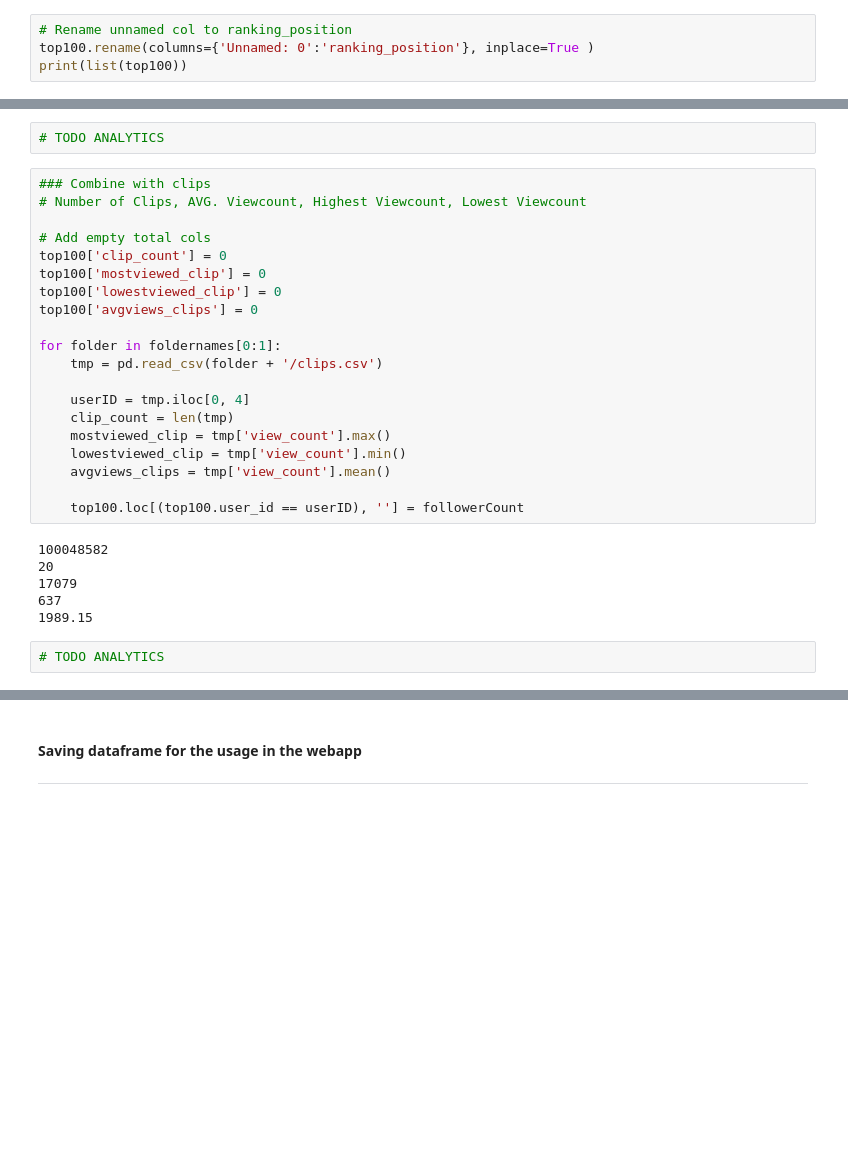
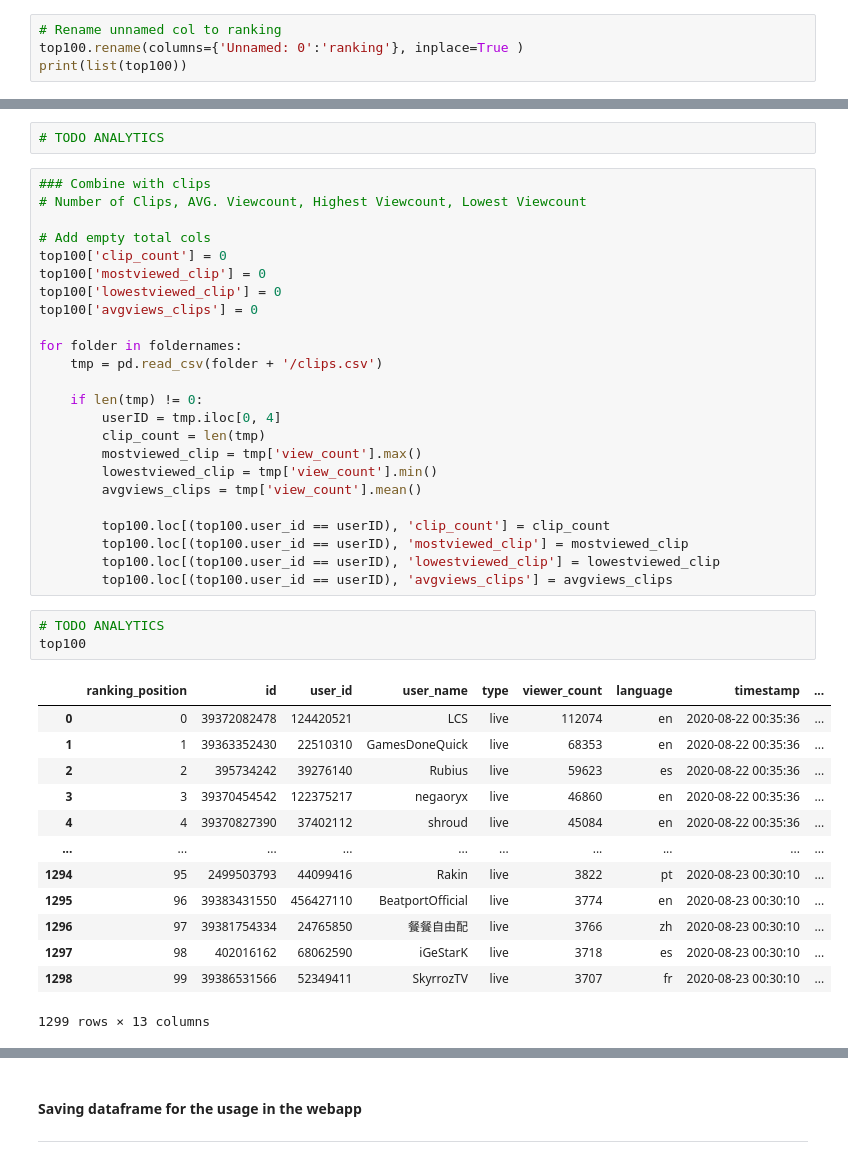
Before and after one commit to JonasGlow/Twitch-Project, a Jupyter notebook: DataPreparation.ipynb, the cells around one changed output, grey strips where cells are left out. Cells and saved outputs as stored; diff of their text form; blank space fills up the shorter version.

```diff
--- a/DataPreparation.ipynb
+++ b/DataPreparation.ipynb
@@ -51,8 +51,8 @@ print(len(top100)) # One Top100 is has only 99 rows
 # Removing unimportant cols
 top100 = top100.drop(['game_id', 'title', 'started_at', 'thumbnail_url', 'tag_ids'], axis = 1)
 # %%
-# Rename unnamed col to ranking_position
-top100.rename(columns={'Unnamed: 0':'ranking_position'}, inplace=True )
+# Rename unnamed col to ranking
+top100.rename(columns={'Unnamed: 0':'ranking'}, inplace=True )
 print(list(top100))
 # %% [output]
 ['ranking_position', 'id', 'user_id', 'user_name', 'type', 'viewer_count', 'language', 'timestamp']
@@ -193,24 +193,37 @@ top100['mostviewed_clip'] = 0
 top100['lowestviewed_clip'] = 0
 top100['avgviews_clips'] = 0
 
-for folder in foldernames[0:1]:
+for folder in foldernames:
     tmp = pd.read_csv(folder + '/clips.csv')
 
-    userID = tmp.iloc[0, 4]
-    clip_count = len(tmp)
-    mostviewed_clip = tmp['view_count'].max()
-    lowestviewed_clip = tmp['view_count'].min()
-    avgviews_clips = tmp['view_count'].mean()
+    if len(tmp) != 0:
+        userID = tmp.iloc[0, 4]
+        clip_count = len(tmp)
+        mostviewed_clip = tmp['view_count'].max()
+        lowestviewed_clip = tmp['view_count'].min()
+        avgviews_clips = tmp['view_count'].mean()
 
-    top100.loc[(top100.user_id == userID), ''] = followerCount
+        top100.loc[(top100.user_id == userID), 'clip_count'] = clip_count
+        top100.loc[(top100.user_id == userID), 'mostviewed_clip'] = mostviewed_clip
+        top100.loc[(top100.user_id == userID), 'lowestviewed_clip'] = lowestviewed_clip
+        top100.loc[(top100.user_id == userID), 'avgviews_clips'] = avgviews_clips
-# %% [output]
-100048582
-20
-17079
-637
-1989.15
 # %%
 # TODO ANALYTICS
+top100
+# %% [output]
+|  | ranking_position | id | user_id | user_name | type | viewer_count | language | timestamp | ... |
+| 0 | 0 | 39372082478 | 124420521 | LCS | live | 112074 | en | 2020-08-22 00:35:36 | ... |
+| 1 | 1 | 39363352430 | 22510310 | GamesDoneQuick | live | 68353 | en | 2020-08-22 00:35:36 | ... |
+| 2 | 2 | 395734242 | 39276140 | Rubius | live | 59623 | es | 2020-08-22 00:35:36 | ... |
+| 3 | 3 | 39370454542 | 122375217 | negaoryx | live | 46860 | en | 2020-08-22 00:35:36 | ... |
+| 4 | 4 | 39370827390 | 37402112 | shroud | live | 45084 | en | 2020-08-22 00:35:36 | ... |
+| ... | ... | ... | ... | ... | ... | ... | ... | ... | ... |
+| 1294 | 95 | 2499503793 | 44099416 | Rakin | live | 3822 | pt | 2020-08-23 00:30:10 | ... |
+| 1295 | 96 | 39383431550 | 456427110 | BeatportOfficial | live | 3774 | en | 2020-08-23 00:30:10 | ... |
+| 1296 | 97 | 39381754334 | 24765850 | 餐餐自由配 | live | 3766 | zh | 2020-08-23 00:30:10 | ... |
+| 1297 | 98 | 402016162 | 68062590 | iGeStarK | live | 3718 | es | 2020-08-23 00:30:10 | ... |
+| 1298 | 99 | 39386531566 | 52349411 | SkyrrozTV | live | 3707 | fr | 2020-08-23 00:30:10 | ... |
+1299 rows × 13 columns
 # %%
 ### Combine with videos
 # Number of Videos, AVG. Viewcount, Highest Viewcount, Lowest Viewcount
```
Also changed, not shown: parts of 4 cells of this notebook.
